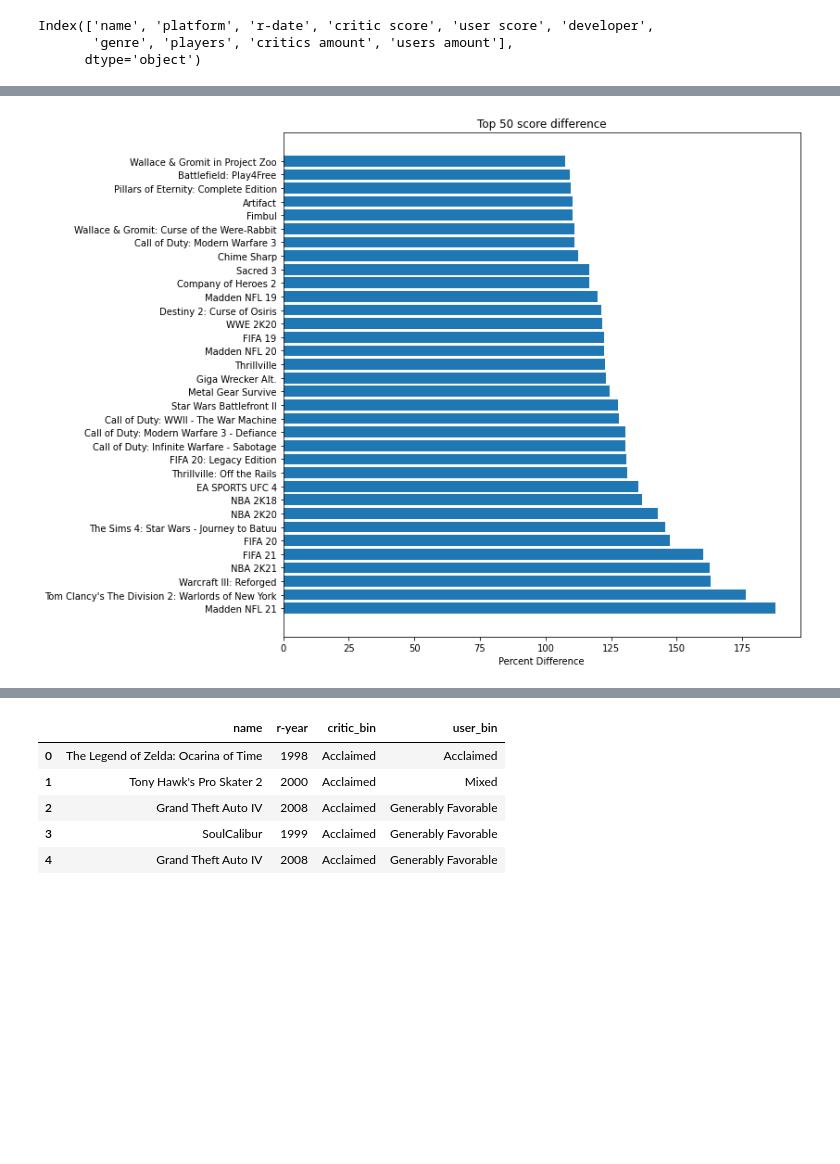
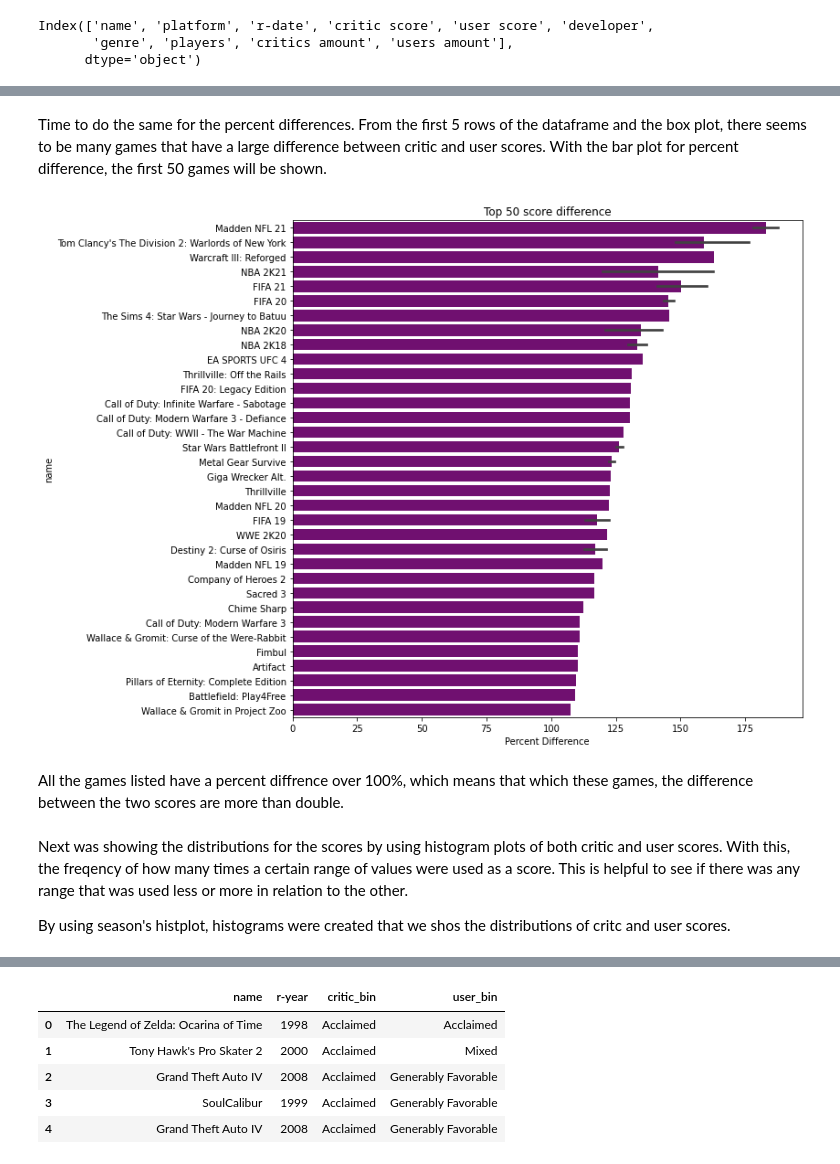
Before and after one commit to BlexxeCode/DataProjects, a Jupyter notebook: difference-between-critics-and-user-game-scores.ipynb, the cells around one changed output, grey strips where cells are left out. Saved outputs shown, nothing was run; the diff lists cells and outputs as text; code cells hidden in the pictures; blank space fills up the shorter version.

```diff
--- a/difference-between-critics-and-user-game-scores.ipynb
+++ b/difference-between-critics-and-user-game-scores.ipynb
@@ -81,0 +113,2 @@ game_scores['user score'].isnull().sum()
+# %%
+game_scores.dropna(subset=['user score'], axis=0, inplace=True)
@@ -82,6 +117,7 @@ game_scores['user score'].isnull().sum()
 # %%
 #changing score from object to float, them multiplying by 10 to match the meta score
 game_scores['user score'] = game_scores['user score'].astype('float') * 10
+game_scores['user score'] = game_scores['user score'].astype('int')
 # %%
 game_scores.head()
 # %% [output]
@@ -244,12 +335,20 @@ Text(0.5, 1.0, 'Top 10 games for users')
+# %% [markdown]
+Time to do the same for the percent differences. From the first 5 rows of the dataframe and the box plot, there seems to be many games that have a large difference between critic and user scores. With the bar plot for percent difference, the first 50 games will be shown.
 # %%
-#most of these games came out in the past few years
+#most of these games came out in the past few years, percent differrences
 difference_name = game_difference['name'].head(50)
 difference_percent = game_difference['percent_difference'].head(50)
 plt.figure(figsize=(10,10))
-plt.barh(difference_name, difference_percent)
+sns.barplot(y=difference_name, x=difference_percent,color='purple')
 plt.title('Top 50 score difference')
 plt.xlabel('Percent Difference')
 plt.show()
 # %% [output]
-[figure, old version]
+[figure, new version]
+# %% [markdown]
+All the games listed have a percent diffrence over 100%, which means that which these games, the difference between the two scores are more than double.
+# %% [markdown]
+Next was showing the distributions for the scores by using histogram plots of both critic and user scores. With this, the freqency of how many times a certain range of values were used as a score. This is helpful to see if there was any range that was used less or more in relation to the other.
+
+By using season's histplot, histograms were created that we shos the distributions of critc and user scores.
 # %%
```
Also changed, not shown: parts of 80 cells of this notebook.
